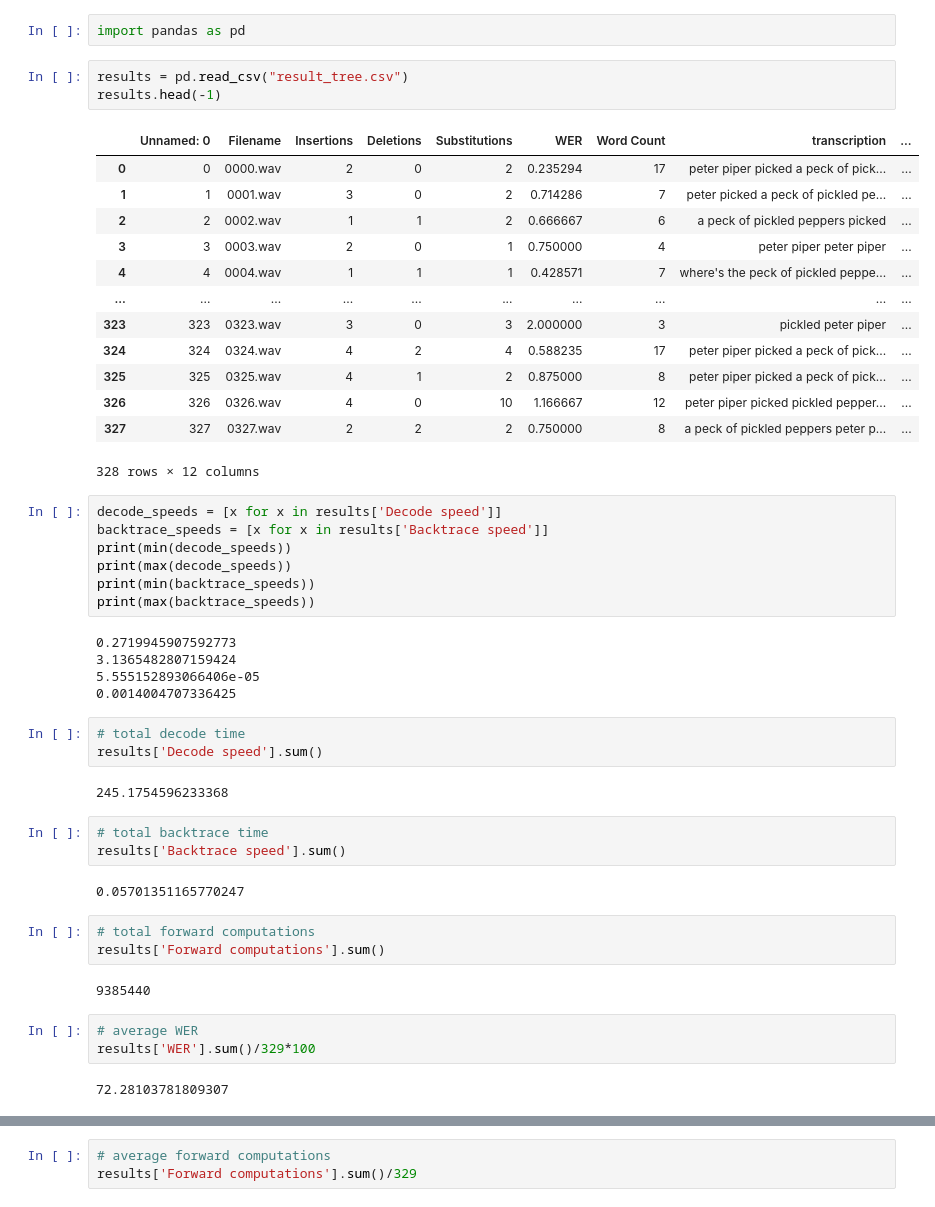
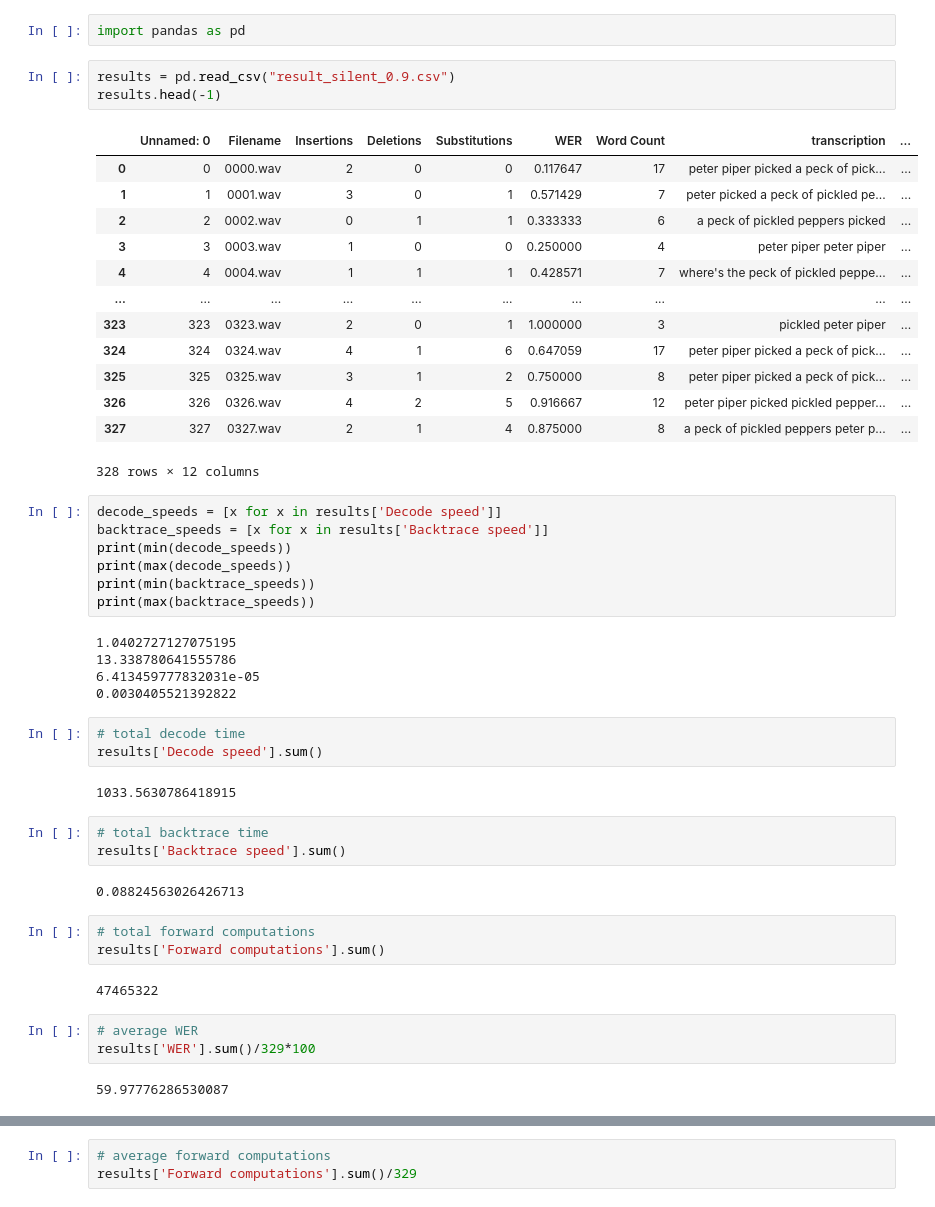
Before and after one commit to SIMONDSKNIGHT/ASR_CW, a Jupyter notebook: Untitled.ipynb, the cells around one changed output, grey strips where cells are left out. Saved outputs shown, nothing was run; the diff lists cells and outputs as text.

```diff
--- a/Untitled.ipynb
+++ b/Untitled.ipynb
@@ -10,21 +10,21 @@ Requirement already satisfied: six>=1.5 in /afs/inf.ed.ac.uk/user/s20/s2024004/.
 # %%
 import pandas as pd
 # %%
-results = pd.read_csv("result_tree.csv")
+results = pd.read_csv("result_silent_0.9.csv")
 results.head(-1)
 # %% [output]
 |  | Unnamed: 0 | Filename | Insertions | Deletions | Substitutions | WER | Word Count | transcription | ... |
-| 0 | 0 | 0000.wav | 2 | 0 | 2 | 0.235294 | 17 | peter piper picked a peck of pick... | ... |
-| 1 | 1 | 0001.wav | 3 | 0 | 2 | 0.714286 | 7 | peter picked a peck of pickled pe... | ... |
-| 2 | 2 | 0002.wav | 1 | 1 | 2 | 0.666667 | 6 | a peck of pickled peppers picked | ... |
-| 3 | 3 | 0003.wav | 2 | 0 | 1 | 0.750000 | 4 | peter piper peter piper | ... |
+| 0 | 0 | 0000.wav | 2 | 0 | 0 | 0.117647 | 17 | peter piper picked a peck of pick... | ... |
+| 1 | 1 | 0001.wav | 3 | 0 | 1 | 0.571429 | 7 | peter picked a peck of pickled pe... | ... |
+| 2 | 2 | 0002.wav | 0 | 1 | 1 | 0.333333 | 6 | a peck of pickled peppers picked | ... |
+| 3 | 3 | 0003.wav | 1 | 0 | 0 | 0.250000 | 4 | peter piper peter piper | ... |
 | 4 | 4 | 0004.wav | 1 | 1 | 1 | 0.428571 | 7 | where's the peck of pickled peppe... | ... |
 | ... | ... | ... | ... | ... | ... | ... | ... | ... | ... |
-| 323 | 323 | 0323.wav | 3 | 0 | 3 | 2.000000 | 3 | pickled peter piper | ... |
-| 324 | 324 | 0324.wav | 4 | 2 | 4 | 0.588235 | 17 | peter piper picked a peck of pick... | ... |
-| 325 | 325 | 0325.wav | 4 | 1 | 2 | 0.875000 | 8 | peter piper picked a peck of pick... | ... |
-| 326 | 326 | 0326.wav | 4 | 0 | 10 | 1.166667 | 12 | peter piper picked pickled pepper... | ... |
-| 327 | 327 | 0327.wav | 2 | 2 | 2 | 0.750000 | 8 | a peck of pickled peppers peter p... | ... |
+| 323 | 323 | 0323.wav | 2 | 0 | 1 | 1.000000 | 3 | pickled peter piper | ... |
+| 324 | 324 | 0324.wav | 4 | 1 | 6 | 0.647059 | 17 | peter piper picked a peck of pick... | ... |
+| 325 | 325 | 0325.wav | 3 | 1 | 2 | 0.750000 | 8 | peter piper picked a peck of pick... | ... |
+| 326 | 326 | 0326.wav | 4 | 2 | 5 | 0.916667 | 12 | peter piper picked pickled pepper... | ... |
+| 327 | 327 | 0327.wav | 2 | 1 | 4 | 0.875000 | 8 | a peck of pickled peppers peter p... | ... |
 328 rows × 12 columns
 # %%
 decode_speeds = [x for x in results['Decode speed']]
@@ -34,30 +34,30 @@ print(max(decode_speeds))
 print(min(backtrace_speeds))
 print(max(backtrace_speeds))
 # %% [output]
-0.2719945907592773
-3.1365482807159424
-5.555152893066406e-05
-0.0014004707336425
+1.0402727127075195
+13.338780641555786
+6.413459777832031e-05
+0.0030405521392822
 # %%
 # total decode time
 results['Decode speed'].sum()
 # %% [output]
-245.1754596233368
+1033.5630786418915
 # %%
 # total backtrace time
 results['Backtrace speed'].sum()
 # %% [output]
-0.05701351165770247
+0.08824563026426713
 # %%
 # total forward computations
 results['Forward computations'].sum()
 # %% [output]
-9385440
+47465322
 # %%
 # average WER
 results['WER'].sum()/329*100
 # %% [output]
-72.28103781809307
+59.97776286530087
 # %%
 print("Average Insertion %")
 print((results['Insertions']/results['Word Count']).sum()/329*100)
```
Also changed, not shown: parts of 4 cells of this notebook, 9 other files.
